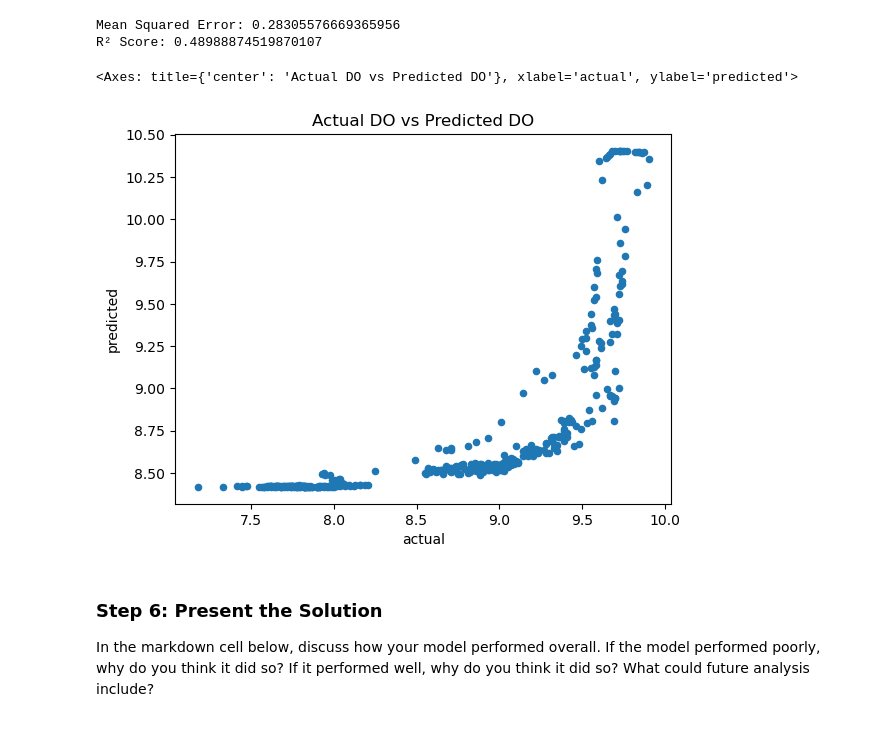
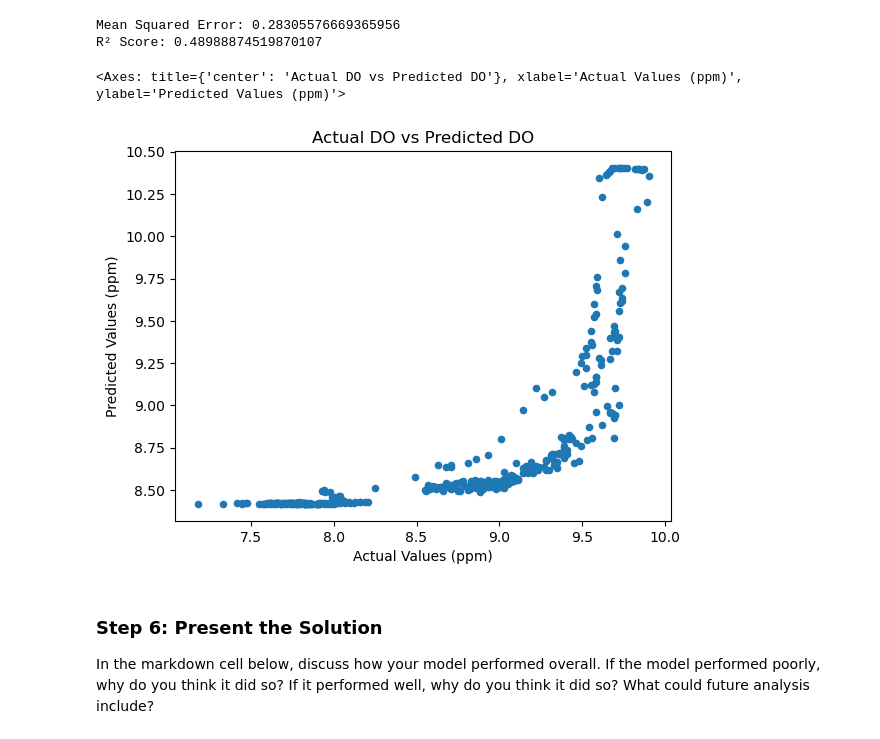
Before and after one commit to silkieMoth/EDS232-labs, a Jupyter notebook: Week1/Lab1-hurricane.ipynb, the cells around one changed output. Drawn from its saved outputs; the diff is of its cells as text; code cells hidden in the pictures.

Commit message:
all graphs and code comments

```diff
--- a/Week1/Lab1-hurricane.ipynb
+++ b/Week1/Lab1-hurricane.ipynb
@@ -212,17 +212,19 @@ Mean Squared Error: 0.28305576669365956
 R² Score: 0.48988874519870107
 # %%
 eva = (Y_test
-       .reset_index()
-       .merge(pd.DataFrame(Y_pred.tolist()), left_index = True, right_index = True)
-       .rename(columns = {'albany_DO': 'actual', 0: 'predicted'}))
+       .reset_index() # test df fits predicted df row by row, reseting the index makes the two joinable
+       .merge(pd.DataFrame(Y_pred.tolist()), left_index = True, right_index = True) # join on the simple index
+       .rename(columns = {'albany_DO': 'actual', 0: 'predicted'})) # label columns
 
 
 eva.plot.scatter(x = 'actual',
                  y = 'predicted',
-                 title = 'Actual DO vs Predicted DO')
+                 title = 'Actual DO vs Predicted DO',
+                 xlabel = 'Actual Values (ppm)',
+                 ylabel = 'Predicted Values (ppm)')
 # %% [output]
-<Axes: title={'center': 'Actual DO vs Predicted DO'}, xlabel='actual', ylabel='predicted'>
+<Axes: title={'center': 'Actual DO vs Predicted DO'}, xlabel='Actual Values (ppm)', ylabel='Predicted Values (ppm)'>
-[figure, old version]
+[figure, new version]
 # %% [markdown]
 ### Step 6:  Present the Solution
 In the markdown cell below, discuss how your model performed overall. If the model performed poorly, why do you think it did so? If it performed well, why do you think it did so? What could future analysis include?
```
Also changed, not shown: parts of 10 cells of this notebook.
